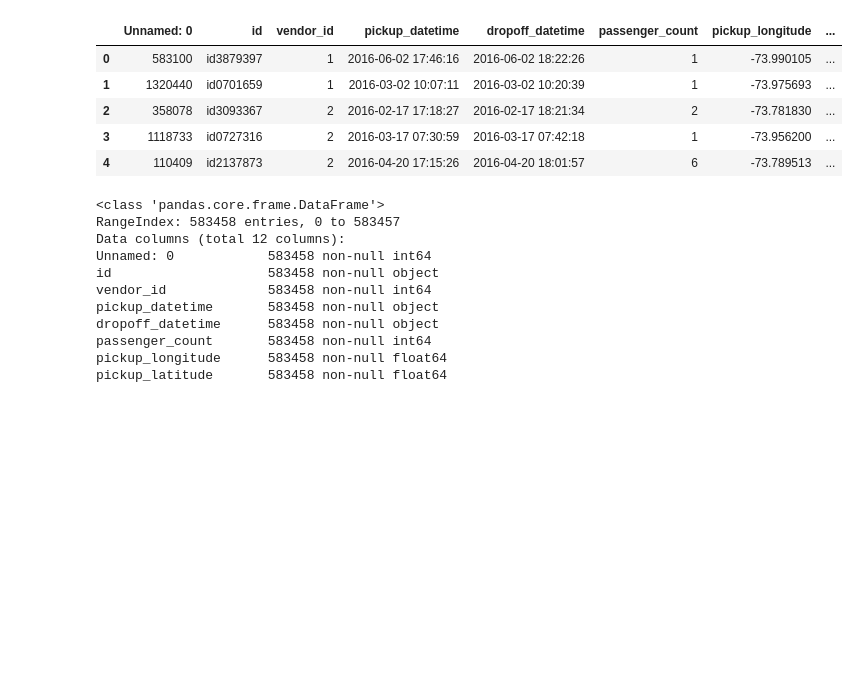
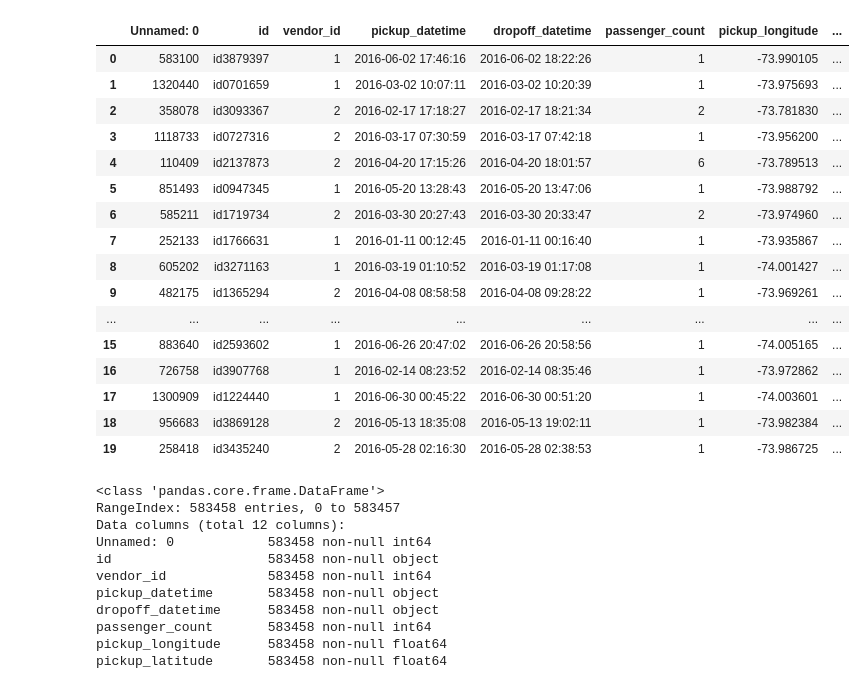
Before and after one commit to ggobook1/min-kim-midterm, a Jupyter notebook: Midterm1 - Min Kim.ipynb, the cells around one changed output. Cells and saved outputs as stored; diff of their text form; code cells hidden in the pictures; blank space fills up the shorter version.

```diff
--- a/Midterm1 - Min Kim.ipynb
+++ b/Midterm1 - Min Kim.ipynb
@@ -2,14 +2,25 @@
 import pandas as pd
 df = pd.read_csv('NYC_Cab_Duration.csv')
 # %%
-df.head()
+df.head(20)
 # %% [output]
 |  | Unnamed: 0 | id | vendor_id | pickup_datetime | dropoff_datetime | passenger_count | pickup_longitude | ... |
 | 0 | 583100 | id3879397 | 1 | 2016-06-02 17:46:16 | 2016-06-02 18:22:26 | 1 | -73.990105 | ... |
 | 1 | 1320440 | id0701659 | 1 | 2016-03-02 10:07:11 | 2016-03-02 10:20:39 | 1 | -73.975693 | ... |
 | 2 | 358078 | id3093367 | 2 | 2016-02-17 17:18:27 | 2016-02-17 18:21:34 | 2 | -73.781830 | ... |
 | 3 | 1118733 | id0727316 | 2 | 2016-03-17 07:30:59 | 2016-03-17 07:42:18 | 1 | -73.956200 | ... |
 | 4 | 110409 | id2137873 | 2 | 2016-04-20 17:15:26 | 2016-04-20 18:01:57 | 6 | -73.789513 | ... |
+| 5 | 851493 | id0947345 | 1 | 2016-05-20 13:28:43 | 2016-05-20 13:47:06 | 1 | -73.988792 | ... |
+| 6 | 585211 | id1719734 | 2 | 2016-03-30 20:27:43 | 2016-03-30 20:33:47 | 2 | -73.974960 | ... |
+| 7 | 252133 | id1766631 | 1 | 2016-01-11 00:12:45 | 2016-01-11 00:16:40 | 1 | -73.935867 | ... |
+| 8 | 605202 | id3271163 | 1 | 2016-03-19 01:10:52 | 2016-03-19 01:17:08 | 1 | -74.001427 | ... |
+| 9 | 482175 | id1365294 | 2 | 2016-04-08 08:58:58 | 2016-04-08 09:28:22 | 1 | -73.969261 | ... |
+| ... | ... | ... | ... | ... | ... | ... | ... | ... |
+| 15 | 883640 | id2593602 | 1 | 2016-06-26 20:47:02 | 2016-06-26 20:58:56 | 1 | -74.005165 | ... |
+| 16 | 726758 | id3907768 | 1 | 2016-02-14 08:23:52 | 2016-02-14 08:35:46 | 1 | -73.972862 | ... |
+| 17 | 1300909 | id1224440 | 1 | 2016-06-30 00:45:22 | 2016-06-30 00:51:20 | 1 | -74.003601 | ... |
+| 18 | 956683 | id3869128 | 2 | 2016-05-13 18:35:08 | 2016-05-13 19:02:11 | 1 | -73.982384 | ... |
+| 19 | 258418 | id3435240 | 2 | 2016-05-28 02:16:30 | 2016-05-28 02:38:53 | 1 | -73.986725 | ... |
 # %%
 df.info()
 len(df)
```
Also changed, not shown: parts of 20 cells of this notebook.
